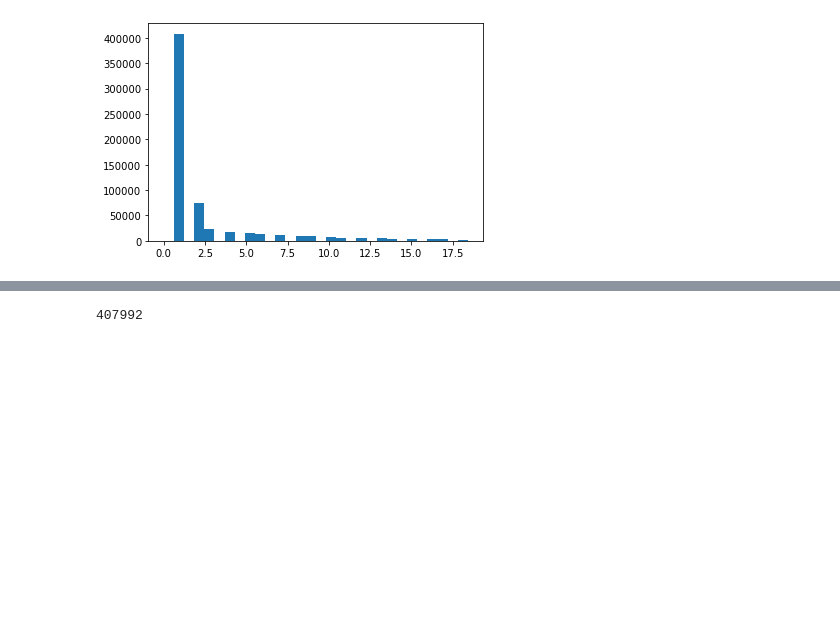
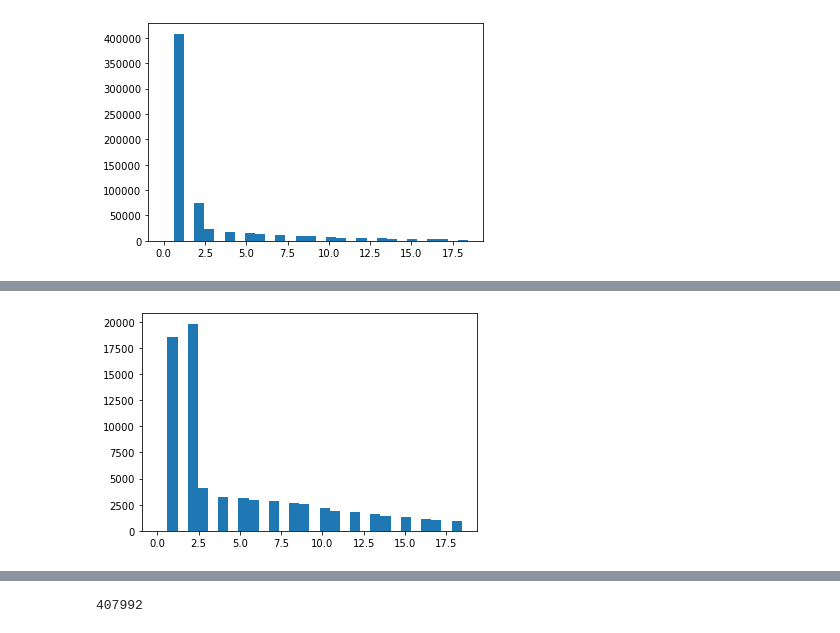
Before and after one commit to davidmkwon/reddit-summarization, a Jupyter notebook: data/travel.ipynb, the cells around one changed output, grey strips where cells are left out. Saved outputs shown, nothing was run; the diff lists cells and outputs as text; code cells hidden in the pictures; blank space fills up the shorter version.

```diff
--- a/data/travel.ipynb
+++ b/data/travel.ipynb
@@ -39,0 +67,6 @@ util.plot_conv_lengths(conv_lengths, low=0, high=mean+std)
+# %%
+# plot histogram for deleted conv lengths
+deleted_mean, deleted_std = util.mean_std(conv_lengths)
+util.plot_conv_lengths_histogram(deleted_conv_lengths, low=0, high=deleted_mean+deleted_std)
+# %% [output]
+[figure, added]
```
Also changed, not shown: parts of 36 cells of this notebook, 2 other files.
